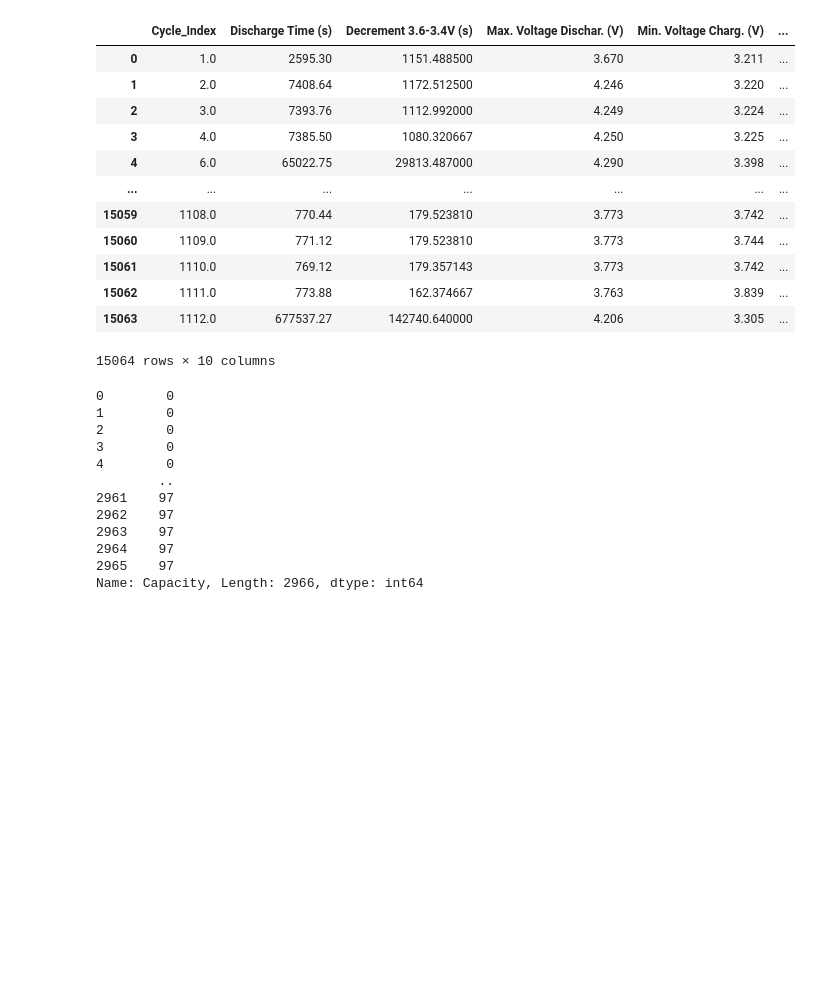
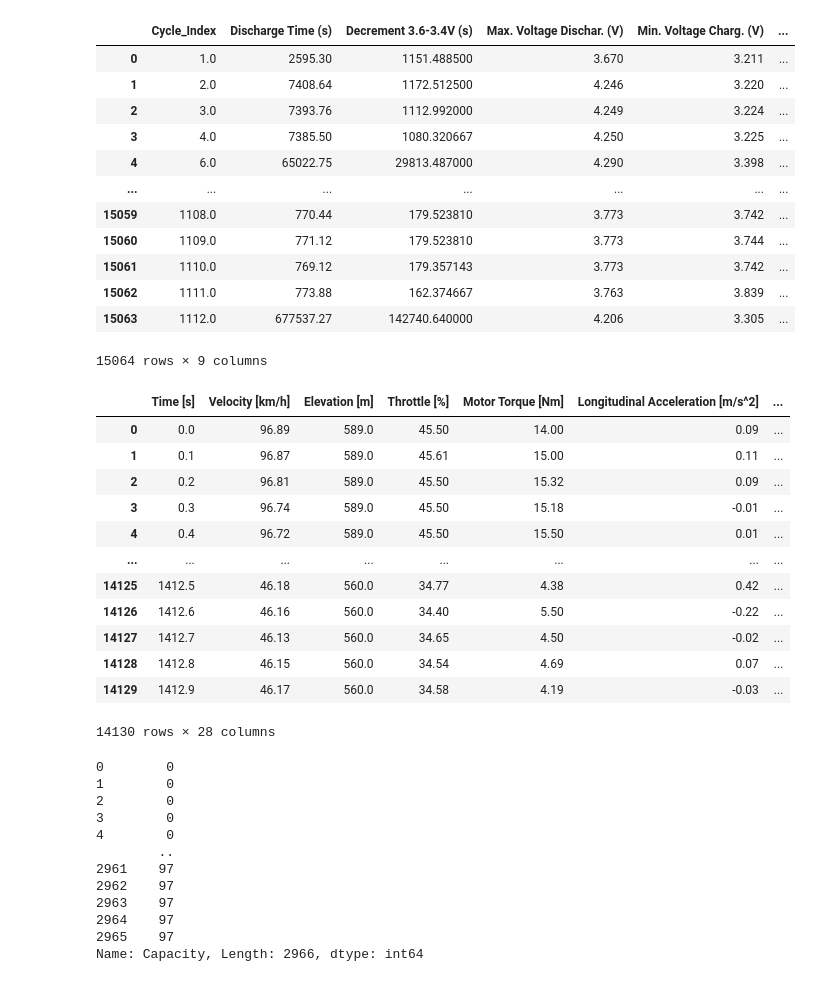
Before and after one commit to Shubham-Mate/Battery-RUL-Prediction-with-Neural-ODEs, a Jupyter notebook: Neural ODE Experiments.ipynb, the cells around one changed output. Drawn from its saved outputs; the diff is of its cells as text; code cells hidden in the pictures; blank space fills up the shorter version.

```diff
--- a/Neural ODE Experiments.ipynb
+++ b/Neural ODE Experiments.ipynb
@@ -15,8 +17,8 @@ data_path = current_directory / "data"
 HNEI_data_path = data_path / 'HNEI Dataset' / FILE_NAME
 NASA_data_path = data_path / "NASA Dataset" / 'B0026.mat'
 # %%
-df = pd.read_csv(HNEI_data_path)
-df = df.drop('Unnamed: 0', axis=1)
+df = pd.read_csv(data_path_2)
+#df = df.drop('Unnamed: 0', axis=1)
 df
 # %% [output]
 |  | Cycle_Index | Discharge Time (s) | Decrement 3.6-3.4V (s) | Max. Voltage Dischar. (V) | Min. Voltage Charg. (V) | ... |
@@ -31,7 +33,24 @@ df
 | 15061 | 1110.0 | 769.12 | 179.357143 | 3.773 | 3.742 | ... |
 | 15062 | 1111.0 | 773.88 | 162.374667 | 3.763 | 3.839 | ... |
 | 15063 | 1112.0 | 677537.27 | 142740.640000 | 4.206 | 3.305 | ... |
-15064 rows × 10 columns
+15064 rows × 9 columns
+# %%
+df2 = pd.read_csv(data_path / "Battery Heating Dataset" / "TripA02.csv", encoding='unicode_escape', sep=';')
+df2
+# %% [output]
+|  | Time [s] | Velocity [km/h] | Elevation [m] | Throttle [%] | Motor Torque [Nm] | Longitudinal Acceleration [m/s^2] | ... |
+| 0 | 0.0 | 96.89 | 589.0 | 45.50 | 14.00 | 0.09 | ... |
+| 1 | 0.1 | 96.87 | 589.0 | 45.61 | 15.00 | 0.11 | ... |
+| 2 | 0.2 | 96.81 | 589.0 | 45.50 | 15.32 | 0.09 | ... |
+| 3 | 0.3 | 96.74 | 589.0 | 45.50 | 15.18 | -0.01 | ... |
+| 4 | 0.4 | 96.72 | 589.0 | 45.50 | 15.50 | 0.01 | ... |
+| ... | ... | ... | ... | ... | ... | ... | ... |
+| 14125 | 1412.5 | 46.18 | 560.0 | 34.77 | 4.38 | 0.42 | ... |
+| 14126 | 1412.6 | 46.16 | 560.0 | 34.40 | 5.50 | -0.22 | ... |
+| 14127 | 1412.7 | 46.13 | 560.0 | 34.65 | 4.50 | -0.02 | ... |
+| 14128 | 1412.8 | 46.15 | 560.0 | 34.54 | 4.69 | 0.07 | ... |
+| 14129 | 1412.9 | 46.17 | 560.0 | 34.58 | 4.19 | -0.03 | ... |
+14130 rows × 28 columns
 # %%
 df['time (hr)'] = df['Discharge Time (s)'] / (60*24)
 # %%
```
Also changed, not shown: parts of 22 cells of this notebook, 1 other file.
